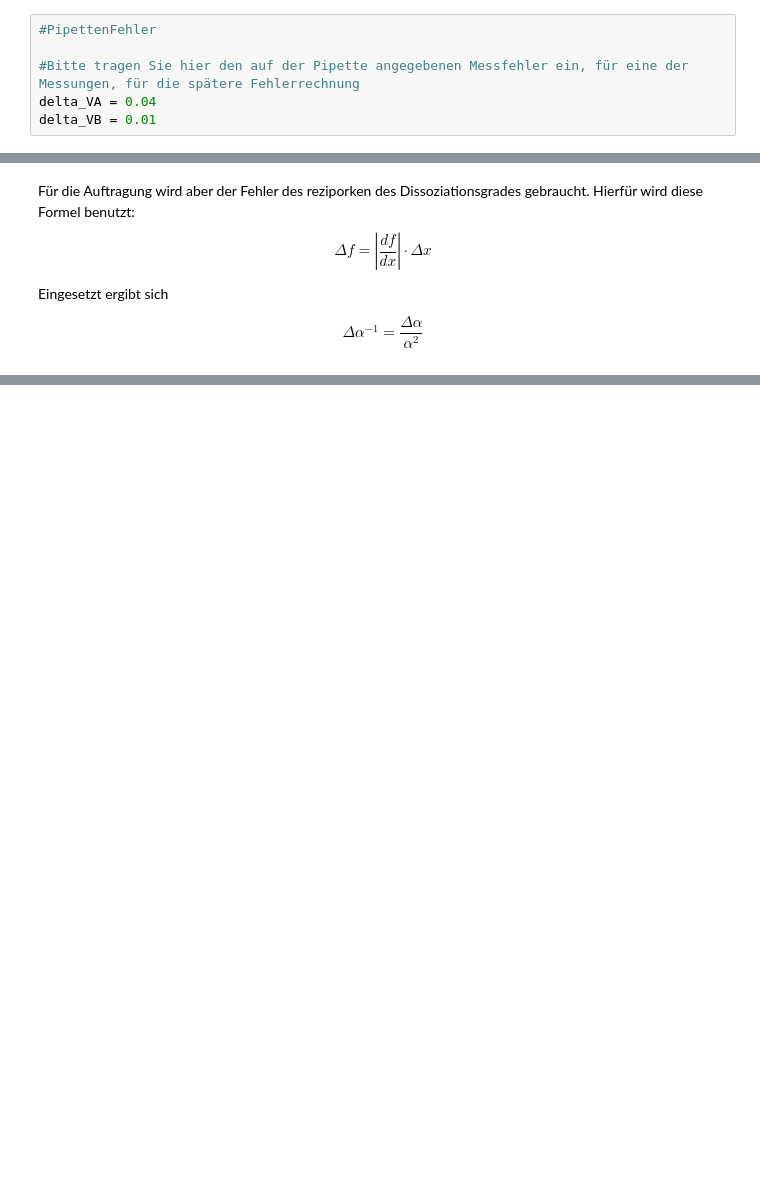
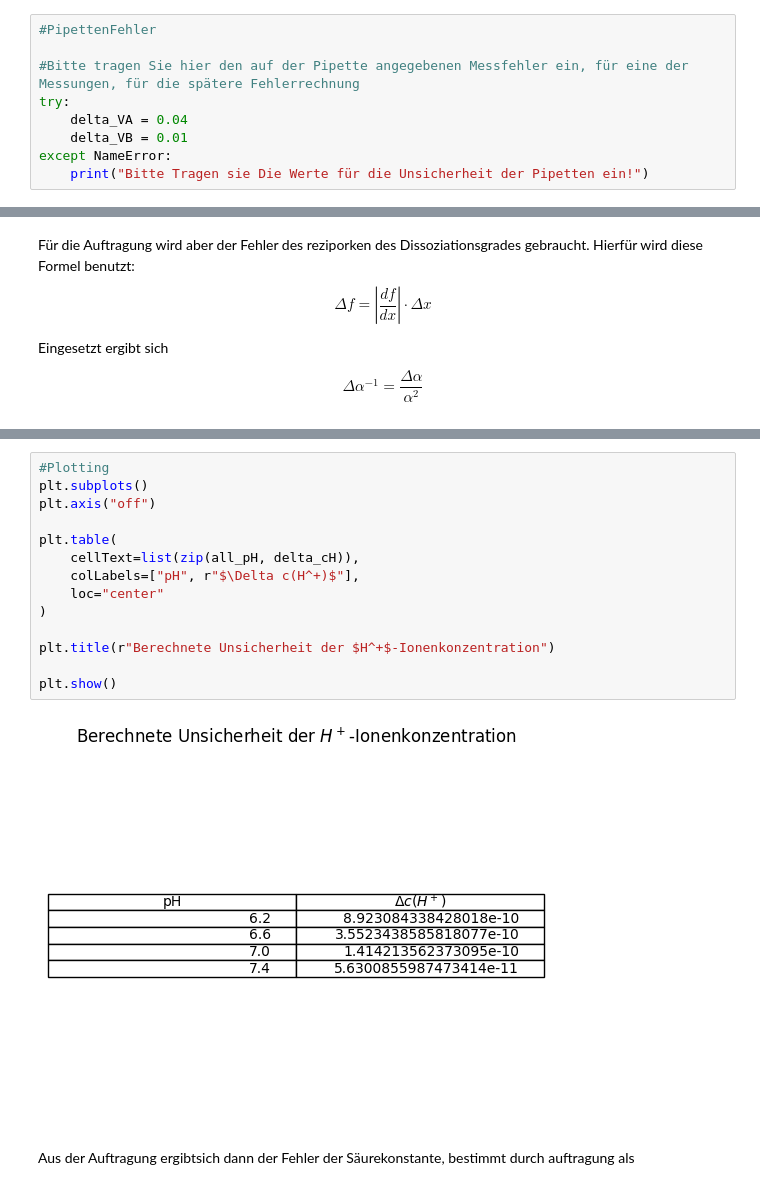
Before and after one commit to HansoTell/Computercafe, a Jupyter notebook: V6J/V6.ipynb, the cells around one changed output, grey strips where cells are left out. Cells and saved outputs as stored; diff of their text form; blank space fills up the shorter version.

```diff
--- a/V6J/V6.ipynb
+++ b/V6J/V6.ipynb
@@ -356,8 +356,11 @@ Es wurden Lösungen bei 4 ausgewählten pH Werten hergestellt, wie oben angegebe
 #PipettenFehler
 
 #Bitte tragen Sie hier den auf der Pipette angegebenen Messfehler ein, für eine der Messungen, für die spätere Fehlerrechnung
-delta_VA = 0.04
-delta_VB = 0.01
+try:
+    delta_VA = 0.04
+    delta_VB = 0.01
+except NameError:
+    print("Bitte Tragen sie Die Werte für die Unsicherheit der Pipetten ein!")
 # %%
 #~~~~~~~~~~~~
 # Messung 1
@@ -856,0 +868,18 @@ plt.show()
+# %%
+#Plotting
+plt.subplots()
+plt.axis("off")
+
+plt.table(
+    cellText=list(zip(all_pH, delta_cH)),
+    colLabels=["pH", r"$\Delta c(H^+)$"],
+    loc="center"
+)
+
+plt.title(r"Berechnete Unsicherheit der $H^+$-Ionenkonzentration")
+
+plt.show()
+# %% [output]
+[figure, added]
+# %% [markdown]
+Aus der Auftragung ergibtsich dann der Fehler der Säurekonstante, bestimmt durch auftragung als
```
Also changed, not shown: parts of 9 cells of this notebook, 2 other files.
